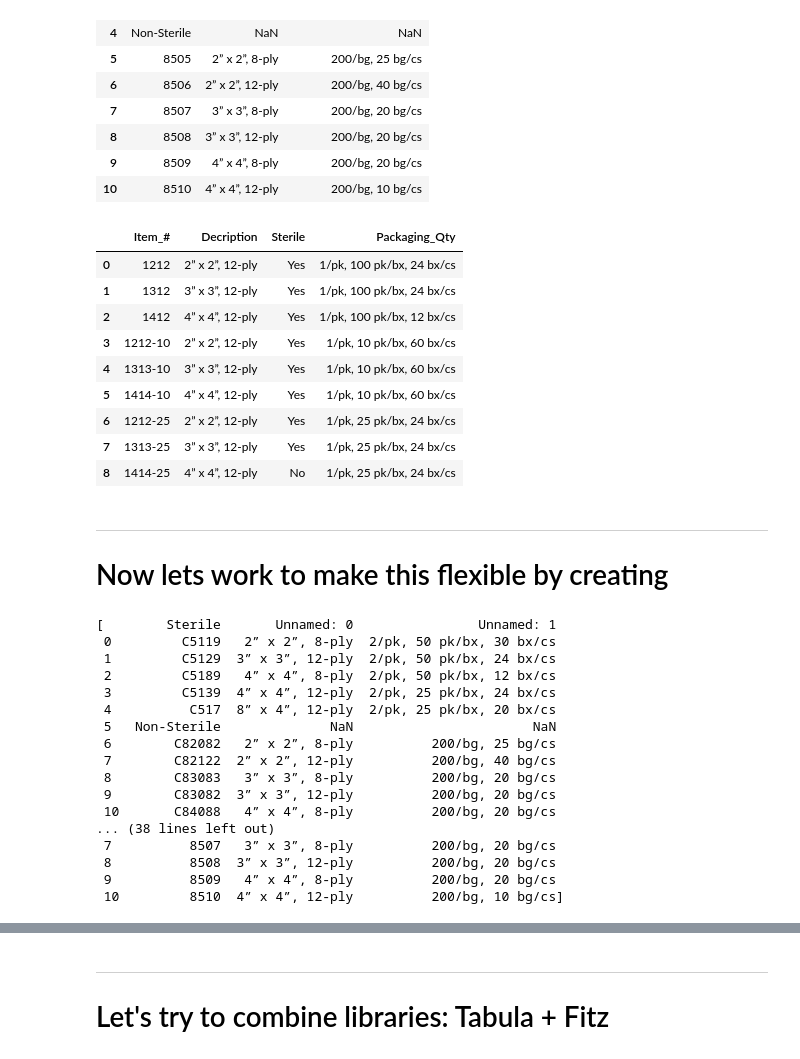
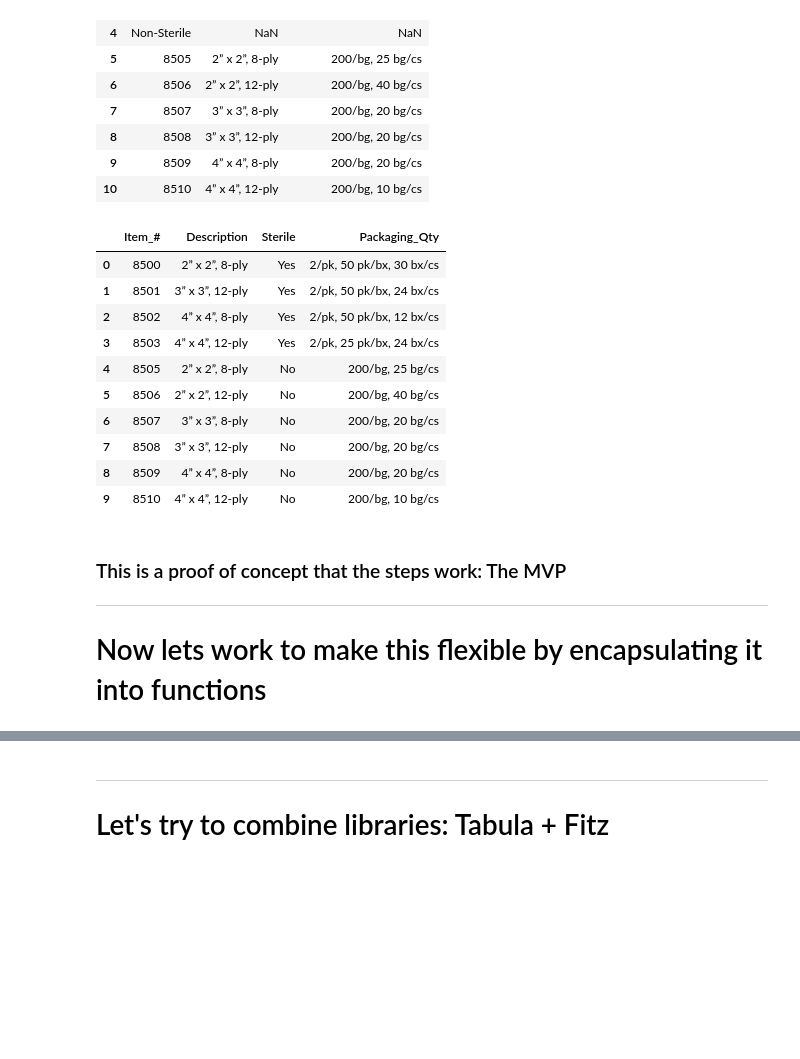
Before and after one commit to WyattGwyon/pdf_extraction, a Jupyter notebook: jupnotes/medicalSurgical/Tabula_med_surg_Succeed.ipynb, the cells around one changed output, grey strips where cells are left out. Saved outputs shown, nothing was run; the diff lists cells and outputs as text; code cells hidden in the pictures; blank space fills up the shorter version.

Commit message:
created a few functions for the basic tranformation and cleaned up Description values

```diff
--- a/jupnotes/medicalSurgical/Tabula_med_surg_Succeed.ipynb
+++ b/jupnotes/medicalSurgical/Tabula_med_surg_Succeed.ipynb
@@ -41,7 +41,7 @@ You can check whether tabula-py can call java from Python process with tabula.en
 # We are leaving stream = False and putting lattice = True
 # It is default I think but multple_tables is set to True
 pdf_path = '../data/Medical Surgical.pdf'
-dfs = tabula.read_pdf(pdf_path, pages=3,lattice=True, stream=False, multiple_tables=True)
+dfs = tabula.read_pdf(pdf_path, pages='3',lattice=True, stream=False, multiple_tables=True)
 # %%
 type(dfs)
 # %% [output]
@@ -90,48 +90,51 @@ basicCareGauzeSponges
 # %%
 # List of desired column names created outside of the function....
 # Should have the same number of names as number of columns to be replaced
-new_column_names = ['Item_#', 'Decription', 'Packaging_Qty']
+new_column_names = ['Item_#', 'Description', 'Packaging_Qty']
 
 # Make this the function `rename_columns`
 for count, col in enumerate(basicCareGauzeSponges.columns):
     basicCareGauzeSponges.rename(columns={col:new_column_names[count]}, inplace=True)
 
 # Make this the function of counting Sterile items
 for counter, row in enumerate(basicCareGauzeSponges.values):
     if row[0] == 'Non-Sterile':
         break
 
 # Here, drops the non-sterile row and resets index....
 # before counting non-sterile items
 # May be irregularly used
 basicCareGauzeSponges.dropna(inplace=True)
 basicCareGauzeSponges.reset_index(drop=True, inplace=True)
 
 # The counter is a variable from before that should show the number of Sterile Items
 # Number of non-sterile items based on remaining number of rows in table
 yes = counter
 no = len(basicCareGauzeSponges) - counter
 
 # Create the list for the column 'Sterile'
 sterile = ['Yes'] * yes + ['No'] * no
 
 # Insert the Sterile list
 basicCareGauzeSponges.insert(2, "Sterile", sterile)
 
 basicCareGauzeSponges
 
 # Need to cycle through the dataframe to extract each table and treat the same way
 # %% [output]
-|  | Item_# | Decription | Sterile | Packaging_Qty |
-| 0 | 1212 | 2” x 2”, 12-ply | Yes | 1/pk, 100 pk/bx, 24 bx/cs |
-| 1 | 1312 | 3” x 3”, 12-ply | Yes | 1/pk, 100 pk/bx, 24 bx/cs |
-| 2 | 1412 | 4” x 4”, 12-ply | Yes | 1/pk, 100 pk/bx, 12 bx/cs |
-| 3 | 1212-10 | 2” x 2”, 12-ply | Yes | 1/pk, 10 pk/bx, 60 bx/cs |
-| 4 | 1313-10 | 3” x 3”, 12-ply | Yes | 1/pk, 10 pk/bx, 60 bx/cs |
-| 5 | 1414-10 | 4” x 4”, 12-ply | Yes | 1/pk, 10 pk/bx, 60 bx/cs |
-| 6 | 1212-25 | 2” x 2”, 12-ply | Yes | 1/pk, 25 pk/bx, 24 bx/cs |
-| 7 | 1313-25 | 3” x 3”, 12-ply | Yes | 1/pk, 25 pk/bx, 24 bx/cs |
-| 8 | 1414-25 | 4” x 4”, 12-ply | No | 1/pk, 25 pk/bx, 24 bx/cs |
+|  | Item_# | Description | Sterile | Packaging_Qty |
+| 0 | 8500 | 2” x 2”, 8-ply | Yes | 2/pk, 50 pk/bx, 30 bx/cs |
+| 1 | 8501 | 3” x 3”, 12-ply | Yes | 2/pk, 50 pk/bx, 24 bx/cs |
+| 2 | 8502 | 4” x 4”, 8-ply | Yes | 2/pk, 50 pk/bx, 12 bx/cs |
+| 3 | 8503 | 4” x 4”, 12-ply | Yes | 2/pk, 25 pk/bx, 24 bx/cs |
+| 4 | 8505 | 2” x 2”, 8-ply | No | 200/bg, 25 bg/cs |
+| 5 | 8506 | 2” x 2”, 12-ply | No | 200/bg, 40 bg/cs |
+| 6 | 8507 | 3” x 3”, 8-ply | No | 200/bg, 20 bg/cs |
+| 7 | 8508 | 3” x 3”, 12-ply | No | 200/bg, 20 bg/cs |
+| 8 | 8509 | 4” x 4”, 8-ply | No | 200/bg, 20 bg/cs |
+| 9 | 8510 | 4” x 4”, 12-ply | No | 200/bg, 10 bg/cs |
 # %% [markdown]
+### This is a proof of concept that the steps work: The MVP
+
 -----
-# Now lets work to make this flexible by creating
+# Now lets work to make this flexible by encapsulating it into functions
@@ -142,31 +140,0 @@ dfs = tabula.read_pdf(pdf_path, pages=3,lattice=True, stream=False, multiple_tab
-# %%
-def drop_empty_tables(df_list):
-    new_df = []
-    for table in df_list:
-        if table.empty == True:  # for some reason dfs.remove(table) only removed first instance
-            continue
-            #dfs.remove(table)
-        else:  # We will create a new list instead with the filled tables
-            new_df.append(table)
-    return new_df
-
-new_df = drop_empty_tables(dfs)
-new_df
-# %% [output]
-[        Sterile       Unnamed: 0                Unnamed: 1
- 0         C5119   2” x 2”, 8-ply  2/pk, 50 pk/bx, 30 bx/cs
- 1         C5129  3” x 3”, 12-ply  2/pk, 50 pk/bx, 24 bx/cs
- 2         C5189   4” x 4”, 8-ply  2/pk, 50 pk/bx, 12 bx/cs
- 3         C5139  4” x 4”, 12-ply  2/pk, 25 pk/bx, 24 bx/cs
- 4          C517  8” x 4”, 12-ply  2/pk, 25 pk/bx, 20 bx/cs
- 5   Non-Sterile              NaN                       NaN
- 6        C82082   2” x 2”, 8-ply          200/bg, 25 bg/cs
- 7        C82122  2” x 2”, 12-ply          200/bg, 40 bg/cs
- 8        C83083   3” x 3”, 8-ply          200/bg, 20 bg/cs
- 9        C83082  3” x 3”, 12-ply          200/bg, 20 bg/cs
- 10       C84088   4” x 4”, 8-ply          200/bg, 20 bg/cs
-... (38 lines left out)
- 7          8507   3” x 3”, 8-ply          200/bg, 20 bg/cs
- 8          8508  3” x 3”, 12-ply          200/bg, 20 bg/cs
- 9          8509   4” x 4”, 8-ply          200/bg, 20 bg/cs
- 10         8510  4” x 4”, 12-ply          200/bg, 10 bg/cs]
```
Also changed, not shown: parts of 39 cells of this notebook.
